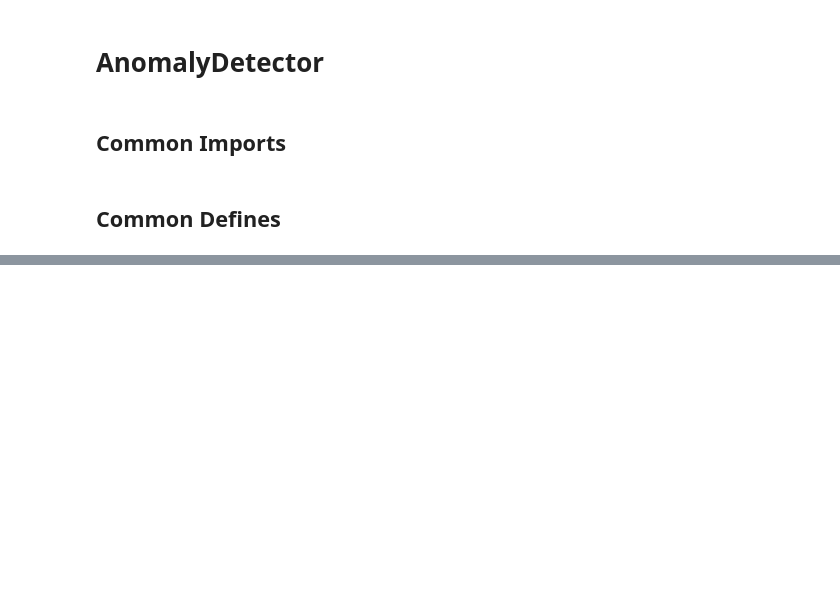
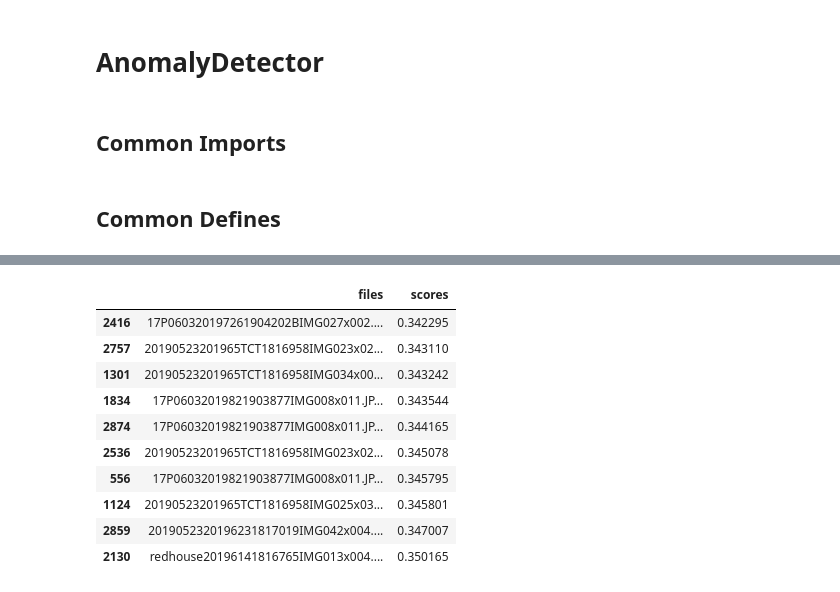
Before and after one commit to paulxiong/ai-challenge-mars, a Jupyter notebook: Cell_image_completion_v4.ipynb, the cells around one changed output, grey strips where cells are left out. Cells and saved outputs as stored; diff of their text form; code cells hidden in the pictures; blank space fills up the shorter version.

```diff
--- a/Cell_image_completion_v4.ipynb
+++ b/Cell_image_completion_v4.ipynb
@@ -335,6 +322,7 @@ W0904 09:01:06.749124 140109996885888 deprecation_wrapper.py:119] From /usr/loca
 # %%
 #boostx : don't know why the system add some .xxx.png files, so delete it.
 !rm -rf /content/data/train/._*
+#boostx : end
 
 
 
@@ -349,7 +337,7 @@ mulMask = np.repeat(mask[np.newaxis, :, :, np.newaxis], BATCH_SIZE, axis=0)
 
 SAVE_EVERY_EPOCH=5
 reloadWeights = True
-maxEpoch = 50
+maxEpoch = 100
 field_names = ['epoch', 'file-name','loss']
 _lastEpoch = 0
 
@@ -374,18 +362,25 @@ for epoch in range(_lastEpoch, maxEpoch+1):
     progress_bar = Progbar(target=n_iter)
     lossHist = []
     for index in range(n_iter):
-        image_batch = (X_train_generator.next().astype(np.float32) - 127.5) / 127.5
-        if (image_batch.shape[0] != BATCH_SIZE):
-            #Incomplete last batch, skip to next batch
-            image_batch = (X_train_generator.next().astype(np.float32) - 127.5) / 127.5
+        #boostx : don't know why the system add some .xxx.png files, so delete it.
+        #print("boostx :"+str(index))
+        try:
+          image_batch = (X_train_generator.next().astype(np.float32) - 127.5) / 127.5
+          if (image_batch.shape[0] != BATCH_SIZE):
+              #Incomplete last batch, skip to next batch
+              image_batch = (X_train_generator.next().astype(np.float32) - 127.5) / 127.5
 
-        #image_batch = image_batch[:,:,:,0]
-        masked_batch = np.multiply(image_batch,mulMask)
-        X = masked_batch
-        y = image_batch
-        lossVal = model.train_on_batch(X,y)
-        progress_bar.update(index+1, values=[(model.metrics_names[0],lossVal)])
-        lossHist.append(lossVal)
+          #image_batch = image_batch[:,:,:,0]
+          masked_batch = np.multiply(image_batch,mulMask)
+          X = masked_batch
+          y = image_batch
+          lossVal = model.train_on_batch(X,y)
+          progress_bar.update(index+1, values=[(model.metrics_names[0],lossVal)])
+          lossHist.append(lossVal)
+        except Exception as e:
+          print(str(e))
+
+        #boostx : end
     if epoch % SAVE_EVERY_EPOCH == 0:
         fileName = WEIGHTS_PATH+'model.epoch-{}.h5'.format(epoch)
         print("\nSaving Weights to:", fileName)
@@ -421,10 +431,11 @@ def anomalyScore(y_true, y_pred):
     return diff
 
 def testModel(model, dir):
-  #boostx : train_directory not defined error, define here, use the training directory fist.
-    train_directory=TRAIN_PATH
-  #boostx :   folder=train_directory+dir
-    folder=train_directory
+    #boostx : train_directory not defined error, define here, use the training directory fist.
+    train_directory=TEST_PATH
+    #boostx : end
+    folder=train_directory+dir
+
     files = []
     scores = []
     mask = getMaskArray(IMAGE_SIZE, MASK_SIZE)
@@ -434,6 +445,7 @@ def testModel(model, dir):
     for filename in tqdm(os.listdir(folder)):
         img = cv2.imread(os.path.join(folder,filename),0)
         #boostx : to avoid broken image error
+        print(str(filename))
         try:
           img = cv2.resize(img,(128,128))
           imgScaled = (img.astype(np.float32) - 127.5) / 127.5
@@ -472,5 +527,17 @@ naturalDf.hist()
 # %%
-naturalDf.sort_values("scores").tail(1000)
+naturalDf.sort_values("scores").tail(10)
+# %% [output]
+|  | files | scores |
+| 2416 | 17P060320197261904202BIMG027x002.... | 0.342295 |
+| 2757 | 20190523201965TCT1816958IMG023x02... | 0.343110 |
+| 1301 | 20190523201965TCT1816958IMG034x00... | 0.343242 |
+| 1834 | 17P06032019821903877IMG008x011.JP... | 0.343544 |
+| 2874 | 17P06032019821903877IMG008x011.JP... | 0.344165 |
+| 2536 | 20190523201965TCT1816958IMG023x02... | 0.345078 |
+| 556 | 17P06032019821903877IMG008x011.JP... | 0.345795 |
+| 1124 | 20190523201965TCT1816958IMG025x03... | 0.345801 |
+| 2859 | 2019052320196231817019IMG042x004.... | 0.347007 |
+| 2130 | redhouse20196141816765IMG013x004.... | 0.350165 |
 # %%
 dfFileIndex = naturalDf.set_index("files")
 print(dfFileIndex.head())
```
Also changed, not shown: parts of 15 cells of this notebook.
